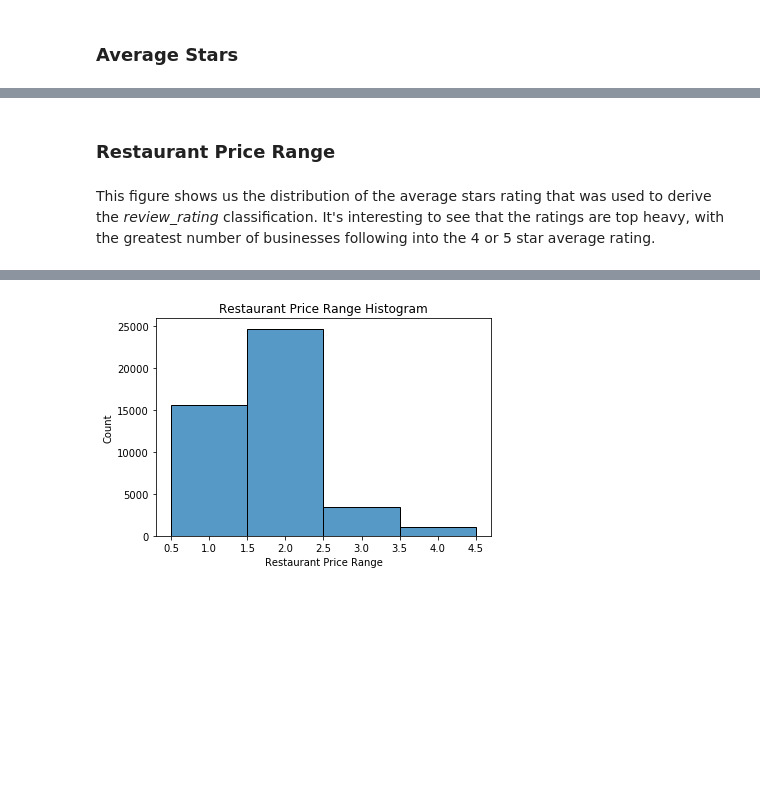
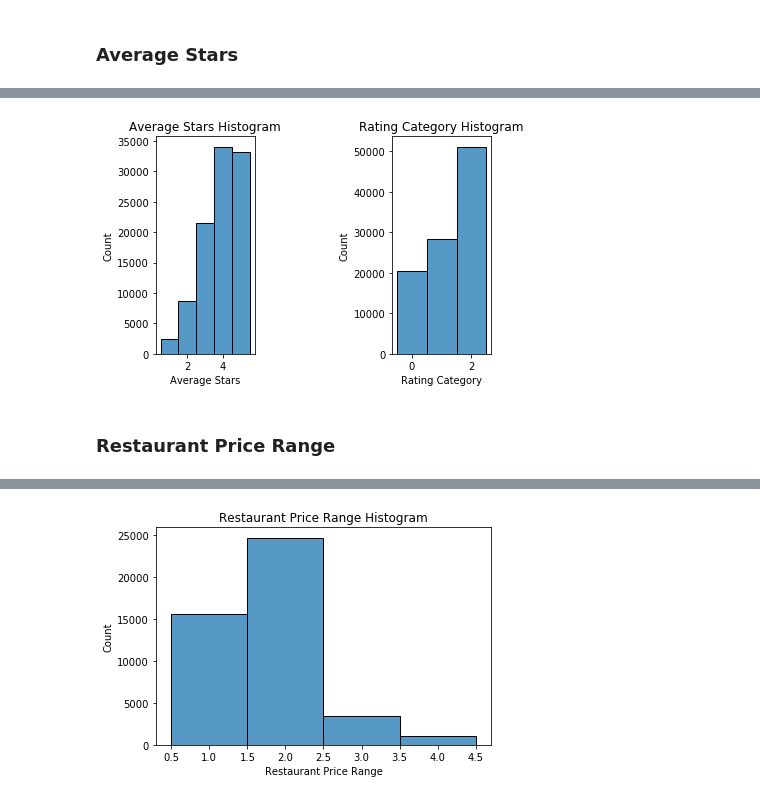
Before and after one commit to rchannewiser/MSDS-machine-learning1-team5, a Jupyter notebook: yelp_ml_team5.ipynb, the cells around one changed output, grey strips where cells are left out. Saved outputs shown, nothing was run; the diff lists cells and outputs as text; code cells hidden in the pictures; blank space fills up the shorter version.

```diff
--- a/yelp_ml_team5.ipynb
+++ b/yelp_ml_team5.ipynb
@@ -721,4 +726,18 @@ plt.show(fig)
+# %%
+%matplotlib inline
+
+plt.subplot(1, 3, 1)  # 1 line, 2 rows, index nr 1 (first position in the subplot)
+fig=sb.histplot(df_business_eda.stars, binwidth=1,discrete=True)
+plt.xlabel("Average Stars")
+plt.ylabel("Count")
+plt.title("Average Stars Histogram")
+plt.subplot(1,3, 3)  # 1 line, 2 rows, index nr 2 (second position in the subplot)
+fig=sb.histplot(df_business_eda.rating_category, binwidth=1,discrete=True)
+plt.xlabel("Rating Category")
+plt.ylabel("Count")
+plt.title("Rating Category Histogram")
+plt.show()
+# %% [output]
+[figure, added]
 # %% [markdown]
 ### Restaurant Price Range
-# %% [markdown]
-This figure shows us the distribution of the average stars rating that was used to derive the *review_rating* classification. It's interesting to see that the ratings are top heavy, with the greatest number of businesses following into the 4 or 5 star average rating.
```
Also changed, not shown: parts of 13 cells of this notebook.
